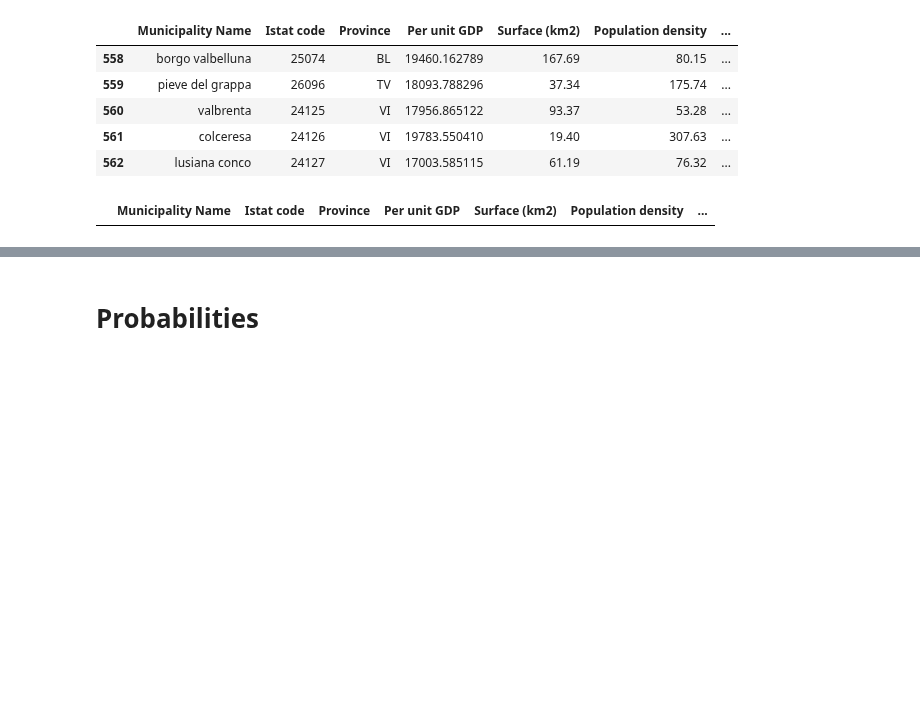
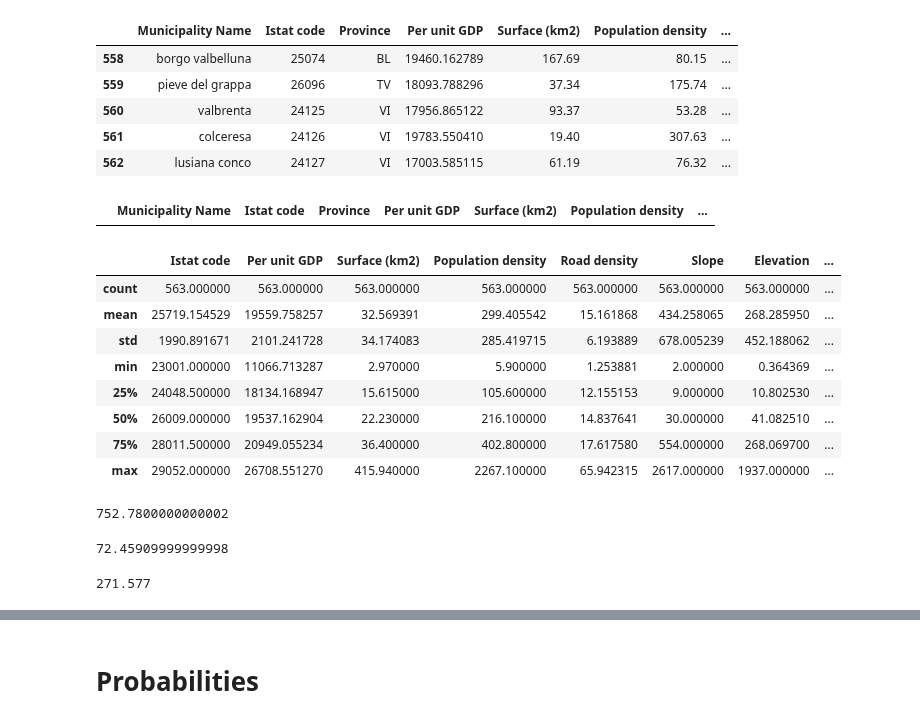
Before and after one commit to RiccardoSpolaor/Flood-disaster-prediction, a Jupyter notebook: Data.ipynb, the cells around one changed output, grey strips where cells are left out. Cells and saved outputs as stored; diff of their text form; code cells hidden in the pictures; blank space fills up the shorter version.

```diff
--- a/Data.ipynb
+++ b/Data.ipynb
@@ -605,3 +605,20 @@ municipality_info_df[FLOOD].fillna(municipality_info_df[FLOOD].mean(), inplace=T
 municipality_info_df[municipality_info_df[FLOOD].isna()]
 # %% [output]
 |  | Municipality Name | Istat code | Province | Per unit GDP | Surface (km2) | Population density | ... |
+# %%
+municipality_info_df.describe()
+# %% [output]
+|  | Istat code | Per unit GDP | Surface (km2) | Population density | Road density | Slope | Elevation | ... |
+| count | 563.000000 | 563.000000 | 563.000000 | 563.000000 | 563.000000 | 563.000000 | 563.000000 | ... |
+| mean | 25719.154529 | 19559.758257 | 32.569391 | 299.405542 | 15.161868 | 434.258065 | 268.285950 | ... |
+| std | 1990.891671 | 2101.241728 | 34.174083 | 285.419715 | 6.193889 | 678.005239 | 452.188062 | ... |
+| min | 23001.000000 | 11066.713287 | 2.970000 | 5.900000 | 1.253881 | 2.000000 | 0.364369 | ... |
+| 25% | 24048.500000 | 18134.168947 | 15.615000 | 105.600000 | 12.155153 | 9.000000 | 10.802530 | ... |
+| 50% | 26009.000000 | 19537.162904 | 22.230000 | 216.100000 | 14.837641 | 30.000000 | 41.082510 | ... |
+| 75% | 28011.500000 | 20949.055234 | 36.400000 | 402.800000 | 17.617580 | 554.000000 | 268.069700 | ... |
+| max | 29052.000000 | 26708.551270 | 415.940000 | 2267.100000 | 65.942315 | 2617.000000 | 1937.000000 | ... |
+# %%
+# slope threshold
+municipality_info_df[SLOPE].quantile(0.79)
+# %% [output]
+752.7800000000002
@@ -607,0 +631,10 @@ municipality_info_df[municipality_info_df[FLOOD].isna()]
+# %%
+# pop dens sparse top threshold
+municipality_info_df[POPULATION_DENSITY].quantile(0.1735)
+# %% [output]
+72.45909999999998
+# %%
+# pop dens medium top threshold
+municipality_info_df[POPULATION_DENSITY].quantile(1 - 0.4025)
+# %% [output]
+271.577
```
Also changed, not shown: parts of 14 cells of this notebook, 1 other file.
